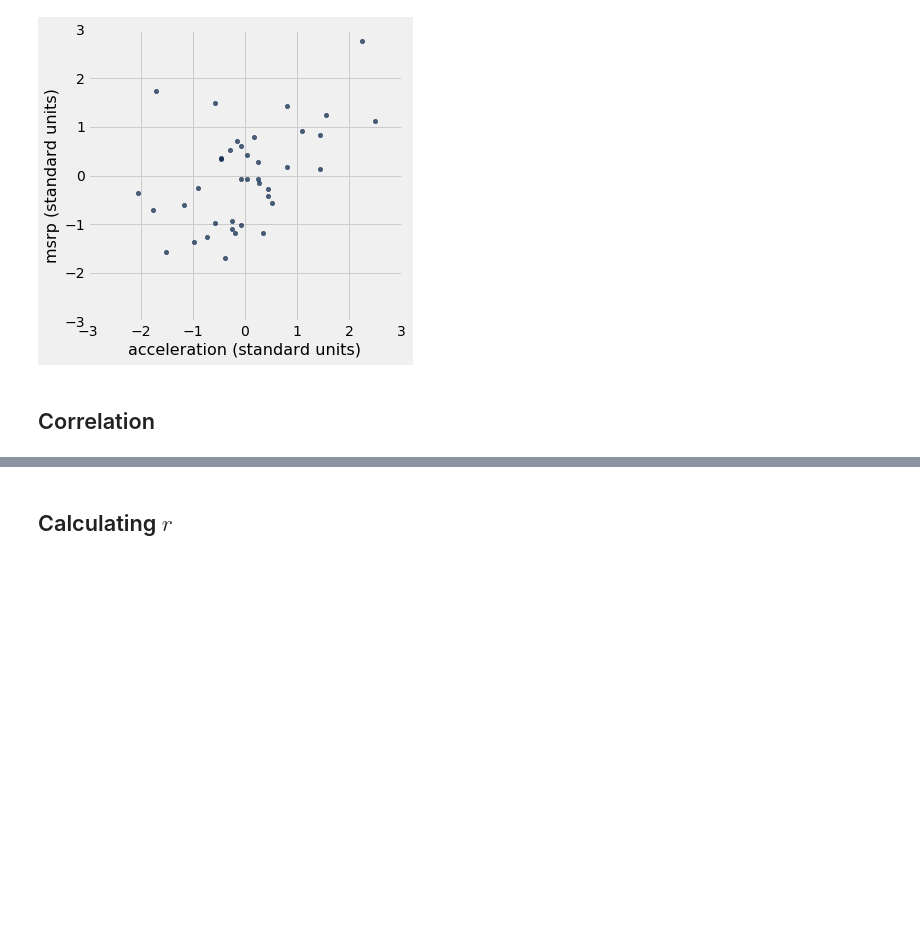
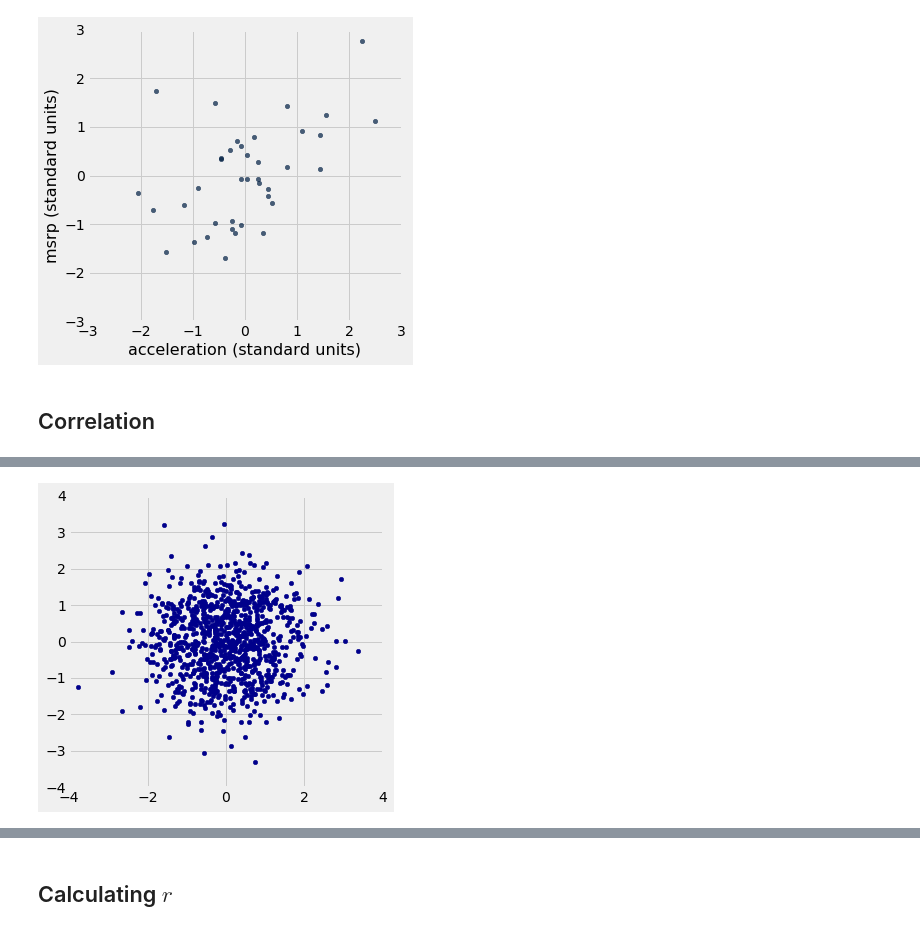
Before and after one commit to data-8/materials-sp21, a Jupyter notebook: lec/lec29.ipynb, the cells around one changed output, grey strips where cells are left out. Cells and saved outputs as stored; diff of their text form; code cells hidden in the pictures; blank space fills up the shorter version.

```diff
--- a/lec/lec29.ipynb
+++ b/lec/lec29.ipynb
@@ -144,3 +156,7 @@ plots.ylim(-3, 3);
+# %%
+r_scatter(0)
+# %% [output]
+[figure, added]
 # %%
 r_scatter(-1)
 # %% [output]
```
Also changed, not shown: parts of 9 cells of this notebook, 3 other files.
